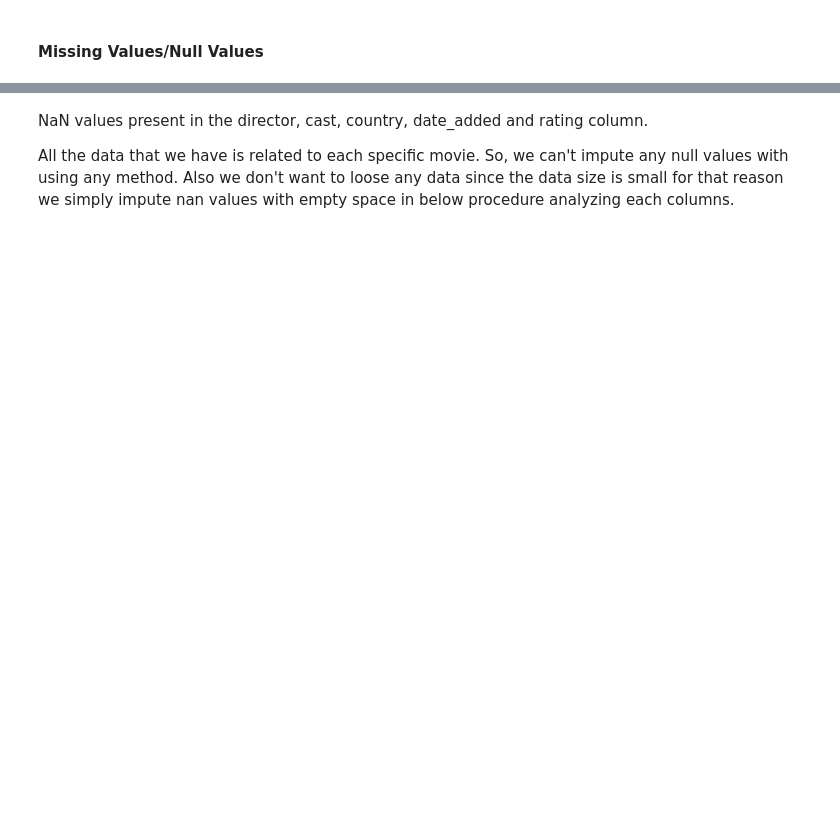
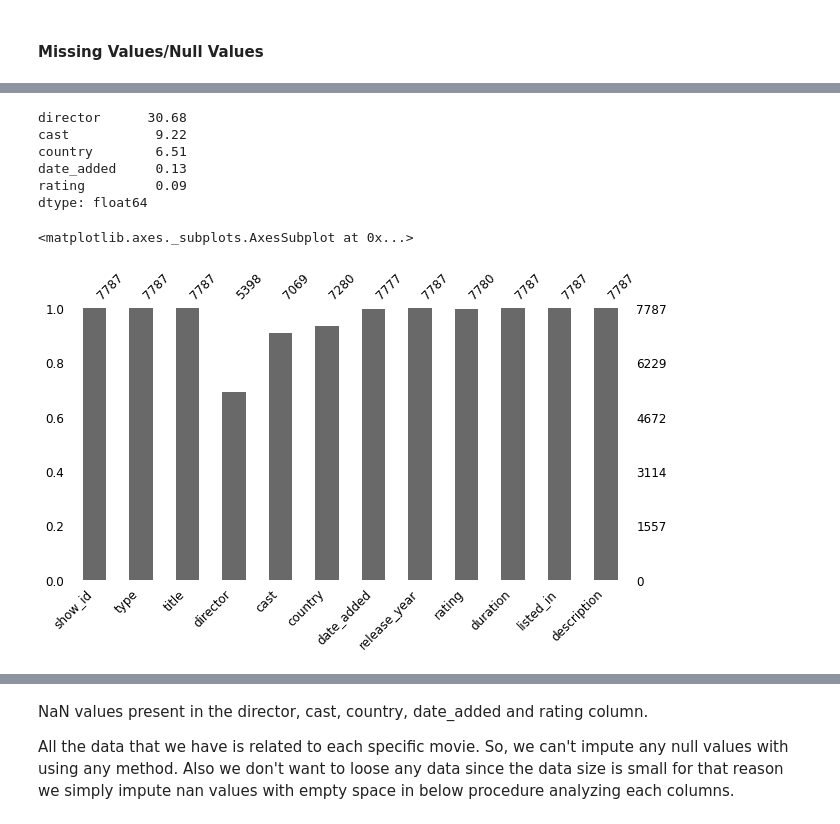
Before and after one commit to harkpun/Netflix-Movie-and-TV-Shows-Clustering, a Jupyter notebook: Netflix_Movie_and_TV_Shows_Clustering.ipynb, the cells around one changed output, grey strips where cells are left out. Saved outputs shown, nothing was run; the diff lists cells and outputs as text; code cells hidden in the pictures; blank space fills up the shorter version.

```diff
--- a/Netflix_Movie_and_TV_Shows_Clustering.ipynb
+++ b/Netflix_Movie_and_TV_Shows_Clustering.ipynb
@@ -80,7 +85,7 @@ from sklearn.metrics.pairwise import cosine_similarity
 ### **Dataset Loading**
 # %%
 # Load Dataset
-data = pd.read_csv('https://raw.githubusercontent.com/harkpun/Netflix-Movie-and-TV-Shows-Clustering/main/Data/NETFLIX%20MOVIES%20AND%20TV%20SHOWS%20CLUSTERING.csv')
+df = pd.read_csv('https://raw.githubusercontent.com/harkpun/Netflix-Movie-and-TV-Shows-Clustering/main/Data/NETFLIX%20MOVIES%20AND%20TV%20SHOWS%20CLUSTERING.csv')
 # %% [markdown]
 ### **Understanding Data**
 # %%
@@ -127,10 +199,20 @@ data.isna().sum()
 # %%
 # Missing Values Percentage
-round(data.isna().sum()/data.shape[0]*100, 2).sort_values(ascending=False).head(5)
+round(df.isna().sum()/len(df)*100, 2).sort_values(ascending=False).head(5)
+# %% [output]
+director      30.68
+cast           9.22
+country        6.51
+date_added     0.13
+rating         0.09
+dtype: float64
 # %%
 # Visualizing the missing values
 import missingno as msno
-msno.bar(data, figsize=(10,5), color='black', fontsize=12)
+msno.bar(df, figsize=(10,5), fontsize=12)
+# %% [output]
+<matplotlib.axes._subplots.AxesSubplot at 0x...>
+[figure, added]
 # %%
 # Visualizing the missing values using Heatmap
 plt.figure(figsize=(10,5))
```
Also changed, not shown: parts of 186 cells of this notebook.
